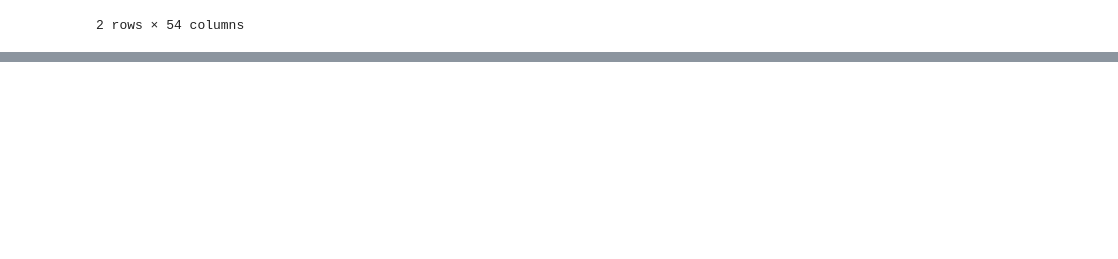
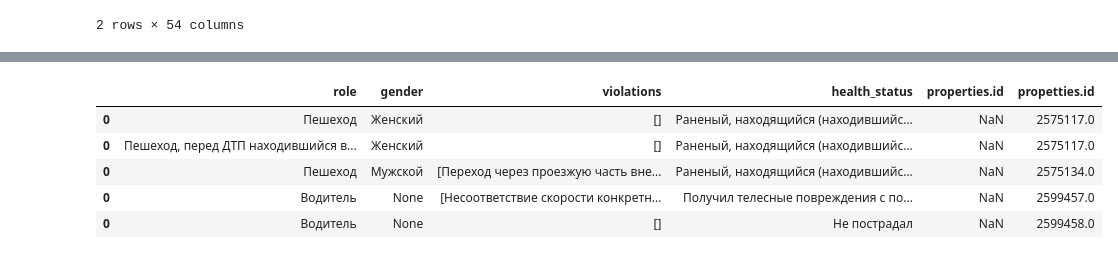
Before and after one commit to astigo/Analysis_car_accident_and_weather_in_Moscow_2015-2021, a Jupyter notebook: Weather-Accident.ipynb, the cells around one changed output, grey strips where cells are left out. Saved outputs shown, nothing was run; the diff lists cells and outputs as text; code cells hidden in the pictures; blank space fills up the shorter version.

```diff
--- a/Weather-Accident.ipynb
+++ b/Weather-Accident.ipynb
@@ -752,0 +701,9 @@ concat_car.to_csv('car_in_dtp.csv')
+# %%
+concat_data.head()
+# %% [output]
+|  | role | gender | violations | health_status | properties.id | propetties.id |
+| 0 | Пешеход | Женский | [] | Раненый, находящийся (находившийс... | NaN | 2575117.0 |
+| 0 | Пешеход, перед ДТП находившийся в... | Женский | [] | Раненый, находящийся (находившийс... | NaN | 2575117.0 |
+| 0 | Пешеход | Мужской | [Переход через проезжую часть вне... | Раненый, находящийся (находившийс... | NaN | 2575134.0 |
+| 0 | Водитель | None | [Несоответствие скорости конкретн... | Получил телесные повреждения с по... | NaN | 2599457.0 |
+| 0 | Водитель | None | [] | Не пострадал | NaN | 2599458.0 |
```
Also changed, not shown: parts of 28 cells of this notebook.
